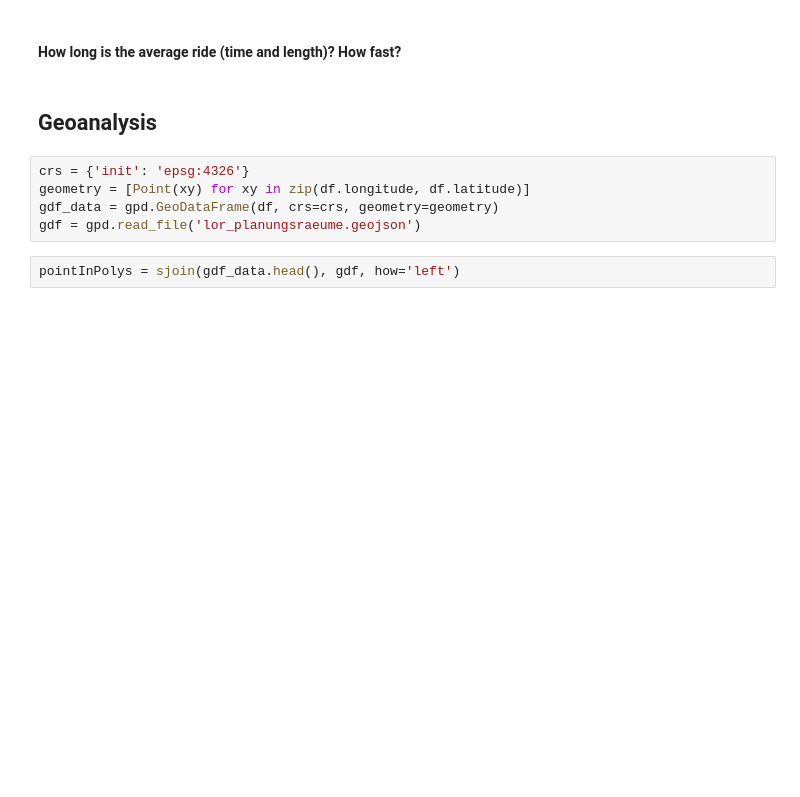
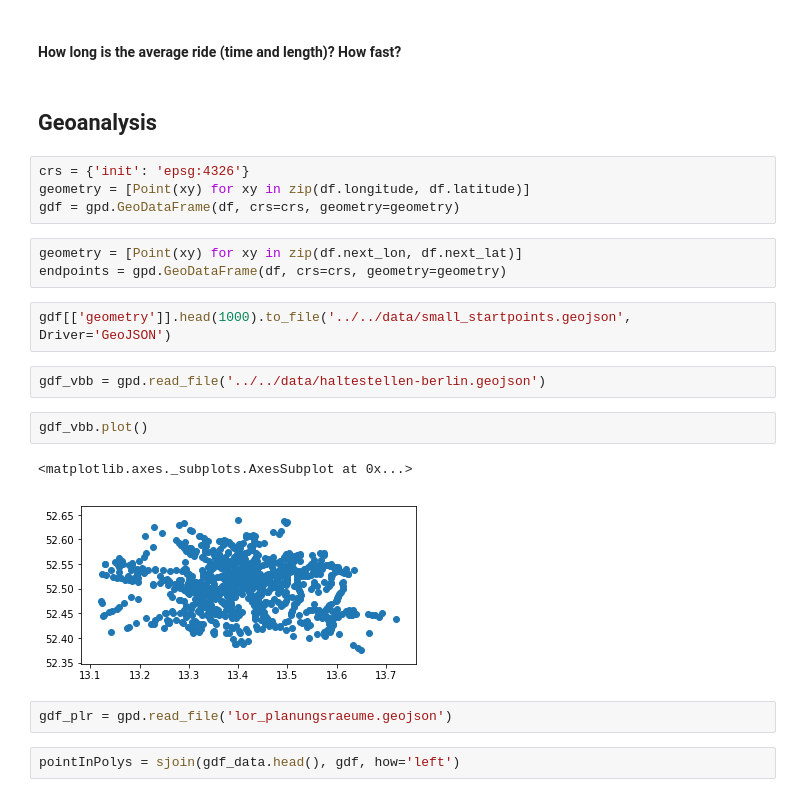
Before and after one commit to technologiestiftung/bike-sharing, a Jupyter notebook: src/analysis/analysis.ipynb, the cells around one changed output. Drawn from its saved outputs; the diff is of its cells as text; blank space fills up the shorter version.

```diff
--- a/src/analysis/analysis.ipynb
+++ b/src/analysis/analysis.ipynb
@@ -626,8 +627,21 @@ df[df.providerId == 1].sort_values('timestamp')
 # %%
 crs = {'init': 'epsg:4326'}
 geometry = [Point(xy) for xy in zip(df.longitude, df.latitude)]
-gdf_data = gpd.GeoDataFrame(df, crs=crs, geometry=geometry)
-gdf = gpd.read_file('lor_planungsraeume.geojson')
+gdf = gpd.GeoDataFrame(df, crs=crs, geometry=geometry)
+# %%
+geometry = [Point(xy) for xy in zip(df.next_lon, df.next_lat)]
+endpoints = gpd.GeoDataFrame(df, crs=crs, geometry=geometry)
+# %%
+gdf[['geometry']].head(1000).to_file('../../data/small_startpoints.geojson', Driver='GeoJSON')
+# %%
+gdf_vbb = gpd.read_file('../../data/haltestellen-berlin.geojson')
+# %%
+gdf_vbb.plot()
+# %% [output]
+<matplotlib.axes._subplots.AxesSubplot at 0x...>
+[figure, added]
+# %%
+gdf_plr = gpd.read_file('lor_planungsraeume.geojson')
 # %%
 pointInPolys = sjoin(gdf_data.head(), gdf, how='left')
 # %%
```
Also changed, not shown: parts of 7 cells of this notebook.
